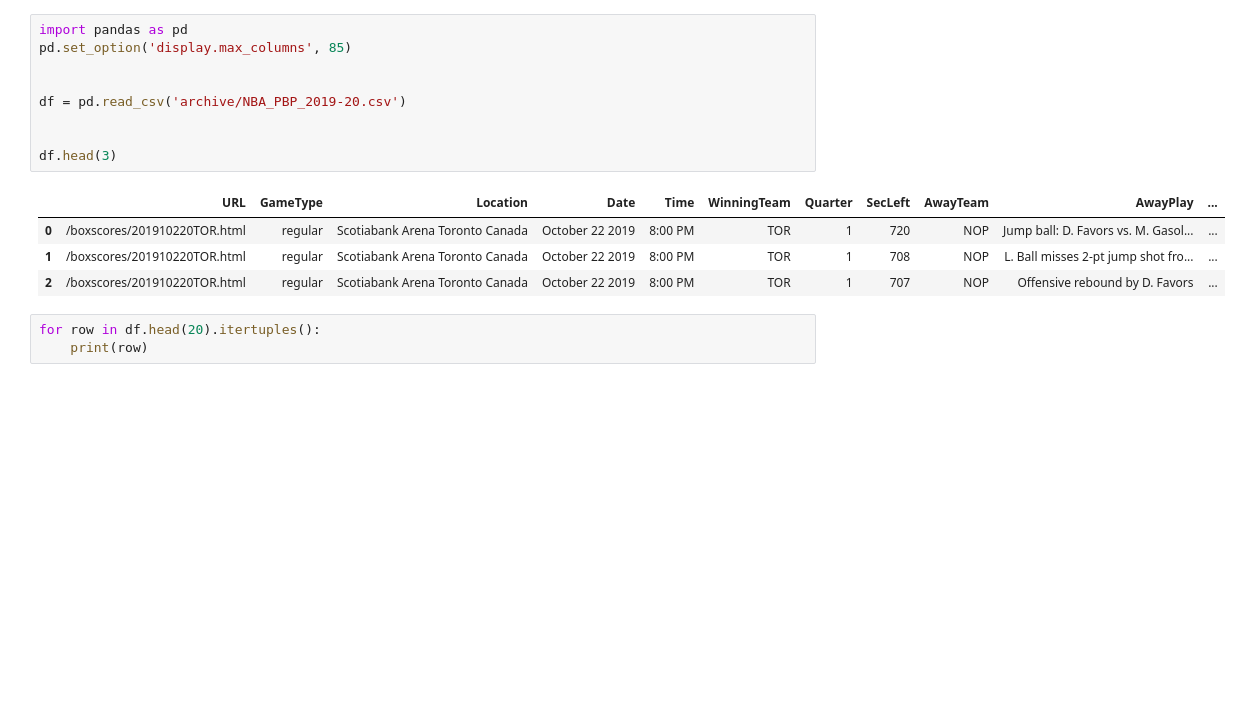
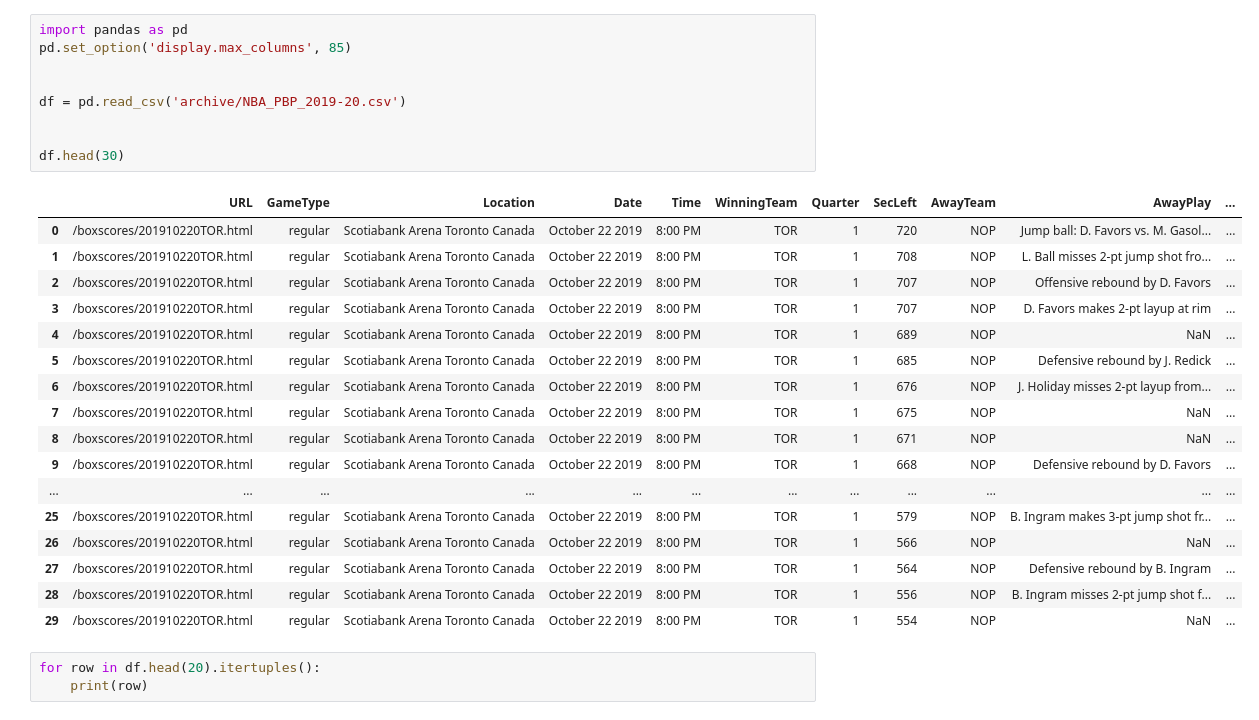
Before and after one commit to NateCollins11/NBA_Heatcheck, a Jupyter notebook: NBA stats test.ipynb, the cells around one changed output. Saved outputs shown, nothing was run; the diff lists cells and outputs as text; blank space fills up the shorter version.

```diff
--- a/NBA stats test.ipynb
+++ b/NBA stats test.ipynb
@@ -1,17 +1,30 @@
 # %%
 import pandas as pd
 pd.set_option('display.max_columns', 85)
 
 
 df = pd.read_csv('archive/NBA_PBP_2019-20.csv')
 
 
-df.head(3)
+df.head(30)
 # %% [output]
 |  | URL | GameType | Location | Date | Time | WinningTeam | Quarter | SecLeft | AwayTeam | AwayPlay | ... |
 | 0 | /boxscores/201910220TOR.html | regular | Scotiabank Arena Toronto Canada | October 22 2019 | 8:00 PM | TOR | 1 | 720 | NOP | Jump ball: D. Favors vs. M. Gasol... | ... |
 | 1 | /boxscores/201910220TOR.html | regular | Scotiabank Arena Toronto Canada | October 22 2019 | 8:00 PM | TOR | 1 | 708 | NOP | L. Ball misses 2-pt jump shot fro... | ... |
 | 2 | /boxscores/201910220TOR.html | regular | Scotiabank Arena Toronto Canada | October 22 2019 | 8:00 PM | TOR | 1 | 707 | NOP | Offensive rebound by D. Favors | ... |
+| 3 | /boxscores/201910220TOR.html | regular | Scotiabank Arena Toronto Canada | October 22 2019 | 8:00 PM | TOR | 1 | 707 | NOP | D. Favors makes 2-pt layup at rim | ... |
+| 4 | /boxscores/201910220TOR.html | regular | Scotiabank Arena Toronto Canada | October 22 2019 | 8:00 PM | TOR | 1 | 689 | NOP | NaN | ... |
+| 5 | /boxscores/201910220TOR.html | regular | Scotiabank Arena Toronto Canada | October 22 2019 | 8:00 PM | TOR | 1 | 685 | NOP | Defensive rebound by J. Redick | ... |
+| 6 | /boxscores/201910220TOR.html | regular | Scotiabank Arena Toronto Canada | October 22 2019 | 8:00 PM | TOR | 1 | 676 | NOP | J. Holiday misses 2-pt layup from... | ... |
+| 7 | /boxscores/201910220TOR.html | regular | Scotiabank Arena Toronto Canada | October 22 2019 | 8:00 PM | TOR | 1 | 675 | NOP | NaN | ... |
+| 8 | /boxscores/201910220TOR.html | regular | Scotiabank Arena Toronto Canada | October 22 2019 | 8:00 PM | TOR | 1 | 671 | NOP | NaN | ... |
+| 9 | /boxscores/201910220TOR.html | regular | Scotiabank Arena Toronto Canada | October 22 2019 | 8:00 PM | TOR | 1 | 668 | NOP | Defensive rebound by D. Favors | ... |
+| ... | ... | ... | ... | ... | ... | ... | ... | ... | ... | ... | ... |
+| 25 | /boxscores/201910220TOR.html | regular | Scotiabank Arena Toronto Canada | October 22 2019 | 8:00 PM | TOR | 1 | 579 | NOP | B. Ingram makes 3-pt jump shot fr... | ... |
+| 26 | /boxscores/201910220TOR.html | regular | Scotiabank Arena Toronto Canada | October 22 2019 | 8:00 PM | TOR | 1 | 566 | NOP | NaN | ... |
+| 27 | /boxscores/201910220TOR.html | regular | Scotiabank Arena Toronto Canada | October 22 2019 | 8:00 PM | TOR | 1 | 564 | NOP | Defensive rebound by B. Ingram | ... |
+| 28 | /boxscores/201910220TOR.html | regular | Scotiabank Arena Toronto Canada | October 22 2019 | 8:00 PM | TOR | 1 | 556 | NOP | B. Ingram misses 2-pt jump shot f... | ... |
+| 29 | /boxscores/201910220TOR.html | regular | Scotiabank Arena Toronto Canada | October 22 2019 | 8:00 PM | TOR | 1 | 554 | NOP | NaN | ... |
 # %%
 for row in df.head(20).itertuples():
     print(row)
```
Also changed, not shown: parts of 1 cell of this notebook, 1 other file.
